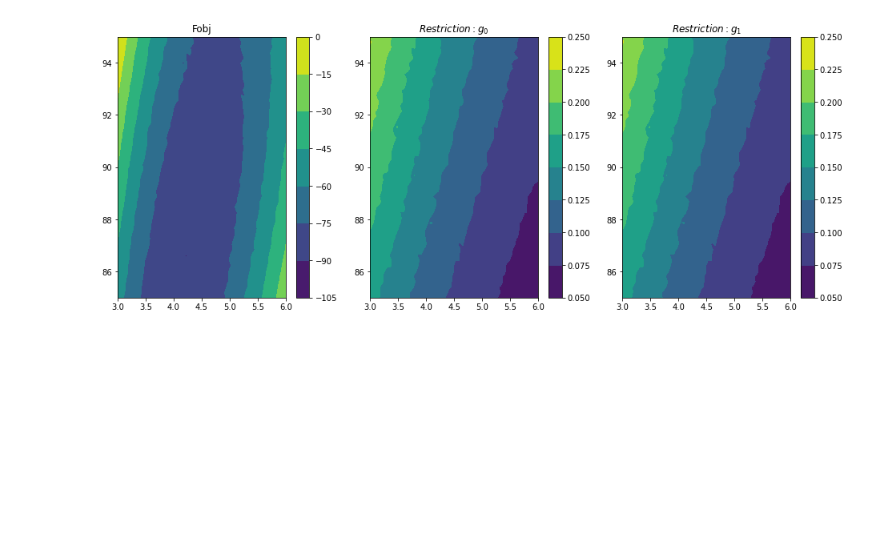
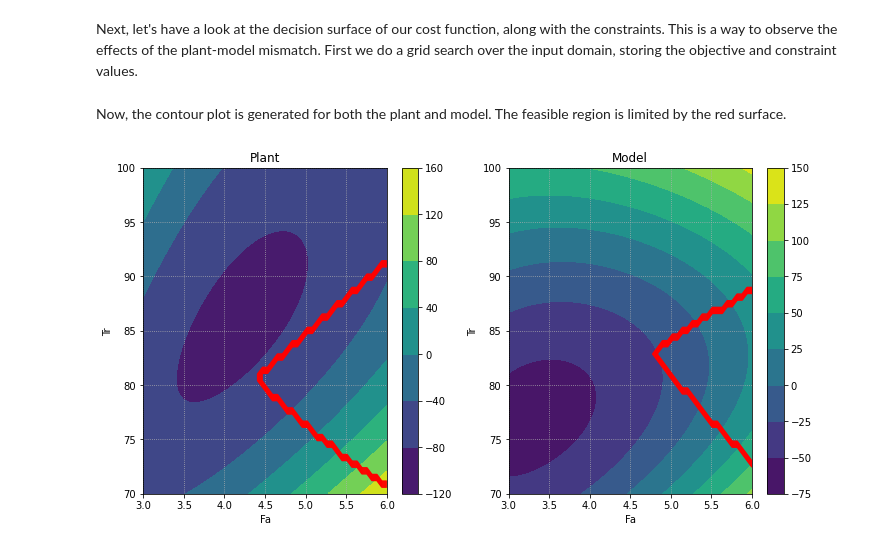
Before and after one commit to vicrsp/rto, a Jupyter notebook: src/Tutorial-WilliamsOtto.ipynb, the cells around one changed output. Saved outputs shown, nothing was run; the diff lists cells and outputs as text; code cells hidden in the pictures; blank space fills up the shorter version.

Commit message:
* finalizando notebook com WO * adicionando opção de criar db em memoria * criando arquivo para analise de experimentos * adicionando modelo aproximado WO

```diff
--- a/src/Tutorial-WilliamsOtto.ipynb
+++ b/src/Tutorial-WilliamsOtto.ipynb
@@ -20,11 +85,16 @@ plant = WilliamsOttoReactor()
+# %% [markdown]
+Next, let's have a look at the decision surface of our cost function, along with the constraints. This is a way to observe the effects of the plant-model mismatch. First we do a grid search over the input domain, storing the objective and constraint values.
 # %%
-def input_decision_surface(model, noise=0.01, grid_size=50):
-    fig, ax = plt.subplots(1, 3, figsize=(16,6))
+# Define the input domain
+grid_size = 50
+g0 = 0.12
+g1 = 0.08
 
-    u1 = np.linspace(3, 6, grid_size)
-    u2 = np.linspace(85, 95, grid_size)
+u1 = np.linspace(3, 6, grid_size)
+u2 = np.linspace(70, 100, grid_size)
+xx, yy = np.meshgrid(u1, u2)
 
-    xx, yy = np.meshgrid(u1, u2)
+def get_grid_values(model, xx, yy, noise=None):
     # flatten each grid to a vector
     r1, r2 = xx.flatten(), yy.flatten()
     r1, r2 = r1.reshape((len(r1), 1)), r2.reshape((len(r2), 1))
@@ -38,18 +108,27 @@ def input_decision_surface(model, noise=0.01, grid_size=50):
     zz_g0 = g[:,0].reshape(xx.shape)
     zz_g1 = g[:,1].reshape(xx.shape)
 
-    CS = ax[0].contourf(xx, yy, zz_cost)
-    fig.colorbar(CS, ax=ax[0])
-    CS = ax[1].contourf(xx, yy, zz_g1)
-    fig.colorbar(CS, ax=ax[1])
-    CS = ax[2].contourf(xx, yy, zz_g1)
-    fig.colorbar(CS, ax=ax[2])
+    return zz_cost, zz_g0, zz_g1
 
-    ax[0].set_title('Fobj')
-    ax[1].set_title('$Restriction: g_0$')
-    ax[2].set_title('$Restriction: g_1$')
+z_plant, g0_plant, g1_plant = get_grid_values(plant, xx, yy)
+z_model, g0_model, g1_model = get_grid_values(model, xx, yy)
+g_plant = (g1_plant < g1)&(g0_plant < g0)
+g_model = (g1_model < g1)&(g0_model < g0)
-# %%
-# Plot the decision surface
-input_decision_surface(plant)
-# %% [output]
-[figure, removed]
+# %% [markdown]
+Now, the contour plot is generated for both the plant and model. The feasible region is limited by the red surface.
+# %%
+# Plot the decision surface
+fig, ax = plt.subplots(1, 2, figsize=(12,6))
+def plot_decision_surface(fig, ax, xx, yy, z_f, z_c, title):
+    ax.contour(xx, yy, z_f, colors='red')
+    CS = ax.contourf(xx, yy, z_c, cmap='viridis')
+    fig.colorbar(CS, ax=ax)
+    ax.set_xlabel('Fa')
+    ax.set_ylabel('Tr')
+    ax.set_title(title)
+
+plot_decision_surface(fig, ax[0], xx, yy, g_plant, z_plant, 'Plant')
+plot_decision_surface(fig, ax[1], xx, yy, g_model, z_model, 'Model')
+fig.show()
+# %% [output]
+[figure, added]
```
Also changed, not shown: parts of 27 cells of this notebook, 10 other files.
